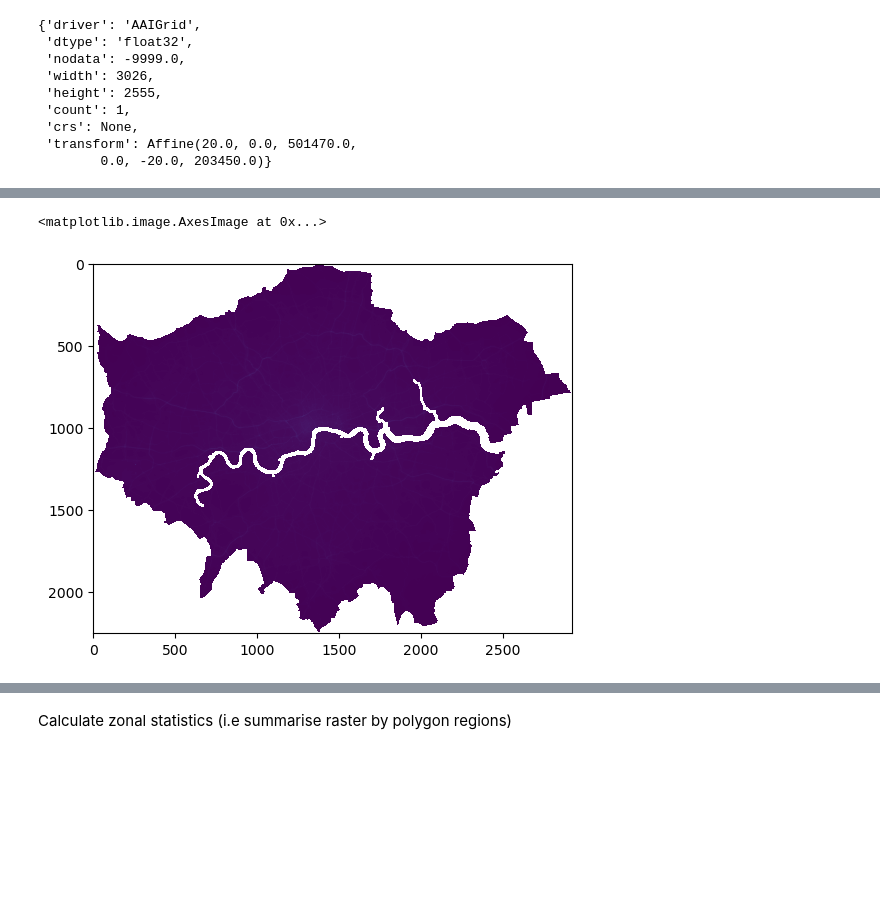
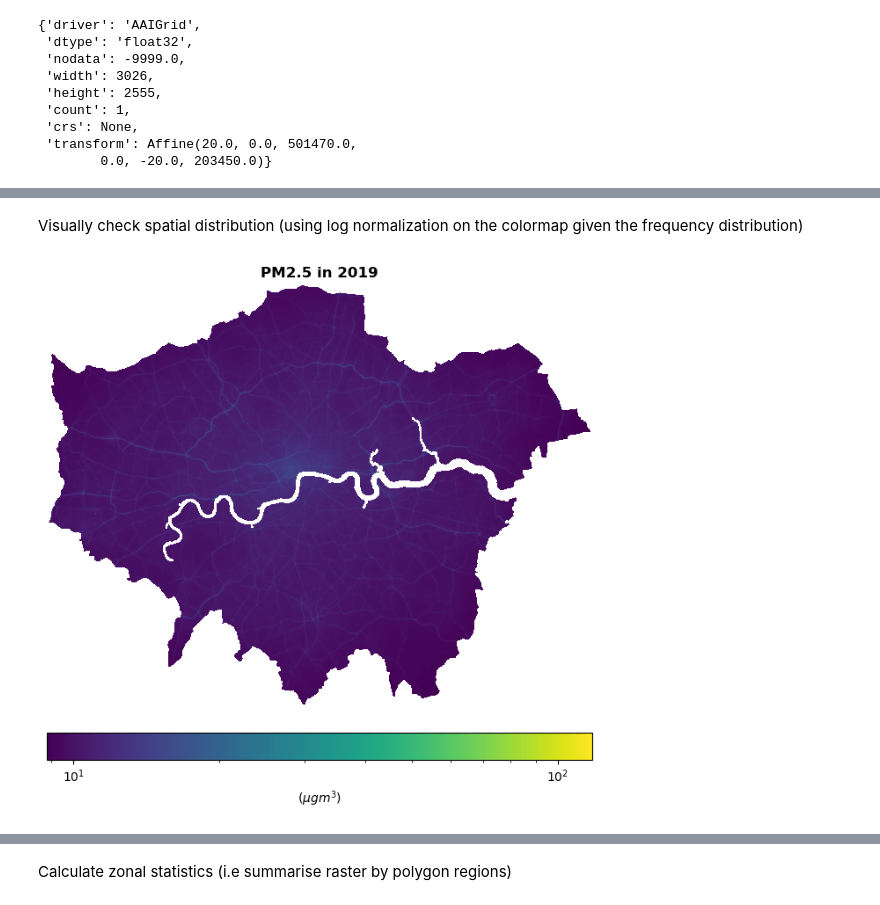
Before and after one commit to jamesdamillington/london-data, a Jupyter notebook: code/london-airquality.ipynb, the cells around one changed output, grey strips where cells are left out. Cells and saved outputs as stored; diff of their text form; code cells hidden in the pictures; blank space fills up the shorter version.

Commit message:
updating code for other zones and better visualisation

```diff
--- a/code/london-airquality.ipynb
+++ b/code/london-airquality.ipynb
@@ -35,10 +43,16 @@ Contains both Ordnance Survey and ONS Intellectual Property Rights.
 # %%
 census_path = Path("../data/geographies/census/")
-london11 = gpd.read_file(census_path/"london-2011-lsoa.shp")
-london11 = london11.set_index(london11.LSOA11CD)
+lsoa11 = gpd.read_file(census_path/"london-2011-lsoa.shp")
+lsoa11 = lsoa11.set_index(lsoa11.LSOA11CD)
 
-london21 = gpd.read_file(census_path/"london-2021-lsoa-gen20.shp")
-london21 = london21.set_index(london21.LSOA21CD)
+lsoa21 = gpd.read_file(census_path/"london-2021-lsoa-gen20.shp")
+lsoa21 = lsoa21.set_index(lsoa21.LSOA21CD)
+
+moa21 = gpd.read_file(census_path/"london-2021-msoa-gen20.shp")
+msoa21 = msoa21.set_index(msoa21.LSOA21CD)
+
+lad21 = gpd.read_file(census_path/"london-2021-lad22-gen20.shp")
+lad21 = lad21.set_index(lad21.LAD22CD)
 # %% [markdown]
 ## Data
 
@@ -53,5 +67,5 @@ aq_ipath = Path("../data/inputs/airquality/")
 # %% [markdown]
 ## Demo
 # %%
-pm25_2019 = rio.open(aq_ipath/"laei_LAEI2019v3_CorNOx15_PM25.asc")
+pm25_19 = rio.open(aq_ipath/"laei_LAEI2019v3_CorNOx15_PM25.asc")
 # %%
@@ -78,3 +85,3 @@ london21.plot(ax=ax1, facecolor='None', edgecolor='red', linewidth=1)
 # %%
-import rasterio.mask
-pm2015_lon, pm2015_lon_trans = rio.mask.mask(dataset=pm25_2019, shapes=london21.geometry, crop=True)
+pm25_19_lon, pm25_19_lon_trans = rio.mask.mask(dataset=pm25_19, shapes=lsoa21.geometry, crop=True)
+pm25_19_lon[pm25_19_lon == -9999.0] = np.nan
@@ -84,5 +101,25 @@ pm2015_lon[pm2015_lon == -9999.0] = np.nan
+# %% [markdown]
+Visually check spatial distribution (using log normalization on the colormap given the frequency distribution)
 # %%
-plt.imshow(pm2015_lon[0], cmap='viridis')
+fig, axs = plt.subplots(1, figsize=(8,8))
+
+#https://matplotlib.org/stable/users/explain/colors/colormapnorms.html
+normDict={'norm':mpc.LogNorm()}
+
+aqplot=show(pm25_19_lon[0],
+            transform=pm25_19_lon_trans,
+            ax=axs,
+            title=r"PM2.5 in 2019",
+            **normDict
+           )
+axs.axis('off') #don't plot the axes (bounding box)
+#plotting color bar from https://stackoverflow.com/a/70334691
+im = aqplot.get_images()[0]
+fig.colorbar(im, ax=axs,
+             orientation='horizontal',
+             label=r"($\mu g m^{3}$)",
+             pad=0.05)
+
+plt.show()
 # %% [output]
-<matplotlib.image.AxesImage at 0x...>
-[figure, old version]
+[figure, new version]
```
Also changed, not shown: parts of 22 cells of this notebook.
